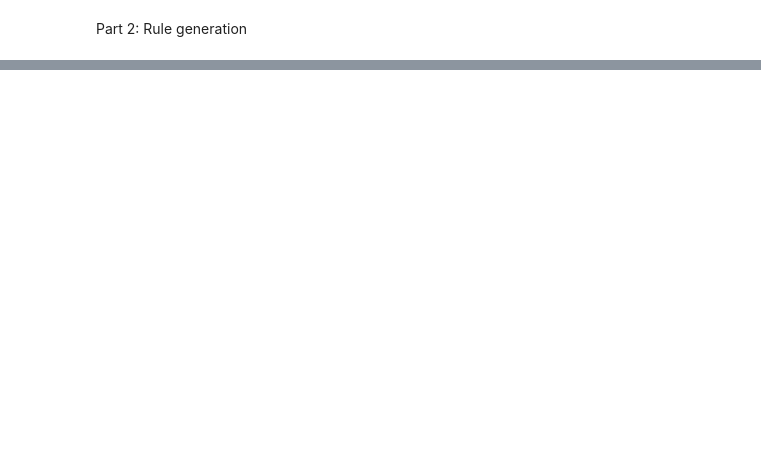
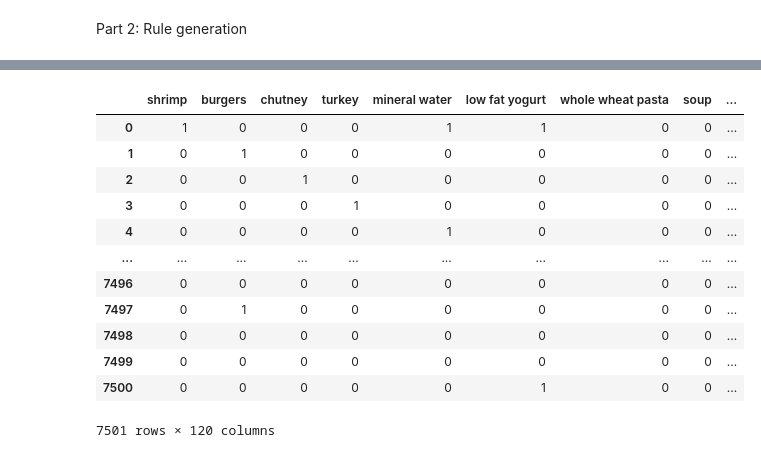
Before and after one commit to gtengwei/CZ4032-Data-Mining, a Jupyter notebook: apriori.ipynb, the cells around one changed output, grey strips where cells are left out. Saved outputs shown, nothing was run; the diff lists cells and outputs as text; code cells hidden in the pictures; blank space fills up the shorter version.

Commit message:
use 1 dataset for apriori
used a supermarket data to test out my apriori algo

```diff
--- a/apriori.ipynb
+++ b/apriori.ipynb
@@ -462,0 +545,4 @@ antecedent:  ['D'] consequent:  ['E'] confidence:  1.0
+# %%
+# Data CLeaning
+df.fillna(0, inplace=True)
+df.head()
@@ -462,0 +556,4 @@ antecedent:  ['D'] consequent:  ['E'] confidence:  1.0
+# %%
+# Get the unique items in the dataset
+unique_items = pd.unique(df.values.ravel('K'))
+unique_items
@@ -462,0 +578,4 @@ antecedent:  ['D'] consequent:  ['E'] confidence:  1.0
+# %%
+transactions_data = pd.DataFrame(columns=unique_items)
+transactions_data.drop(columns= 0, inplace=True)
+transactions_data
@@ -462,0 +585,6 @@ antecedent:  ['D'] consequent:  ['E'] confidence:  1.0
+# %%
+for i in range(0, len(df)):
+    transaction = df.iloc[i, :].values
+    transaction = transaction[transaction != 0]
+    for item in transaction:
+        transactions_data.at[i, item] = 1
@@ -462,0 +601,17 @@ antecedent:  ['D'] consequent:  ['E'] confidence:  1.0
+# %%
+transactions_data.fillna(0, inplace=True)
+transactions_data
+# %% [output]
+|  | shrimp | burgers | chutney | turkey | mineral water | low fat yogurt | whole wheat pasta | soup | ... |
+| 0 | 1 | 0 | 0 | 0 | 1 | 1 | 0 | 0 | ... |
+| 1 | 0 | 1 | 0 | 0 | 0 | 0 | 0 | 0 | ... |
+| 2 | 0 | 0 | 1 | 0 | 0 | 0 | 0 | 0 | ... |
+| 3 | 0 | 0 | 0 | 1 | 0 | 0 | 0 | 0 | ... |
+| 4 | 0 | 0 | 0 | 0 | 1 | 0 | 0 | 0 | ... |
+| ... | ... | ... | ... | ... | ... | ... | ... | ... | ... |
+| 7496 | 0 | 0 | 0 | 0 | 0 | 0 | 0 | 0 | ... |
+| 7497 | 0 | 1 | 0 | 0 | 0 | 0 | 0 | 0 | ... |
+| 7498 | 0 | 0 | 0 | 0 | 0 | 0 | 0 | 0 | ... |
+| 7499 | 0 | 0 | 0 | 0 | 0 | 0 | 0 | 0 | ... |
+| 7500 | 0 | 0 | 0 | 0 | 0 | 1 | 0 | 0 | ... |
+7501 rows × 120 columns
```
Also changed, not shown: parts of 29 cells of this notebook, 1 other file.
